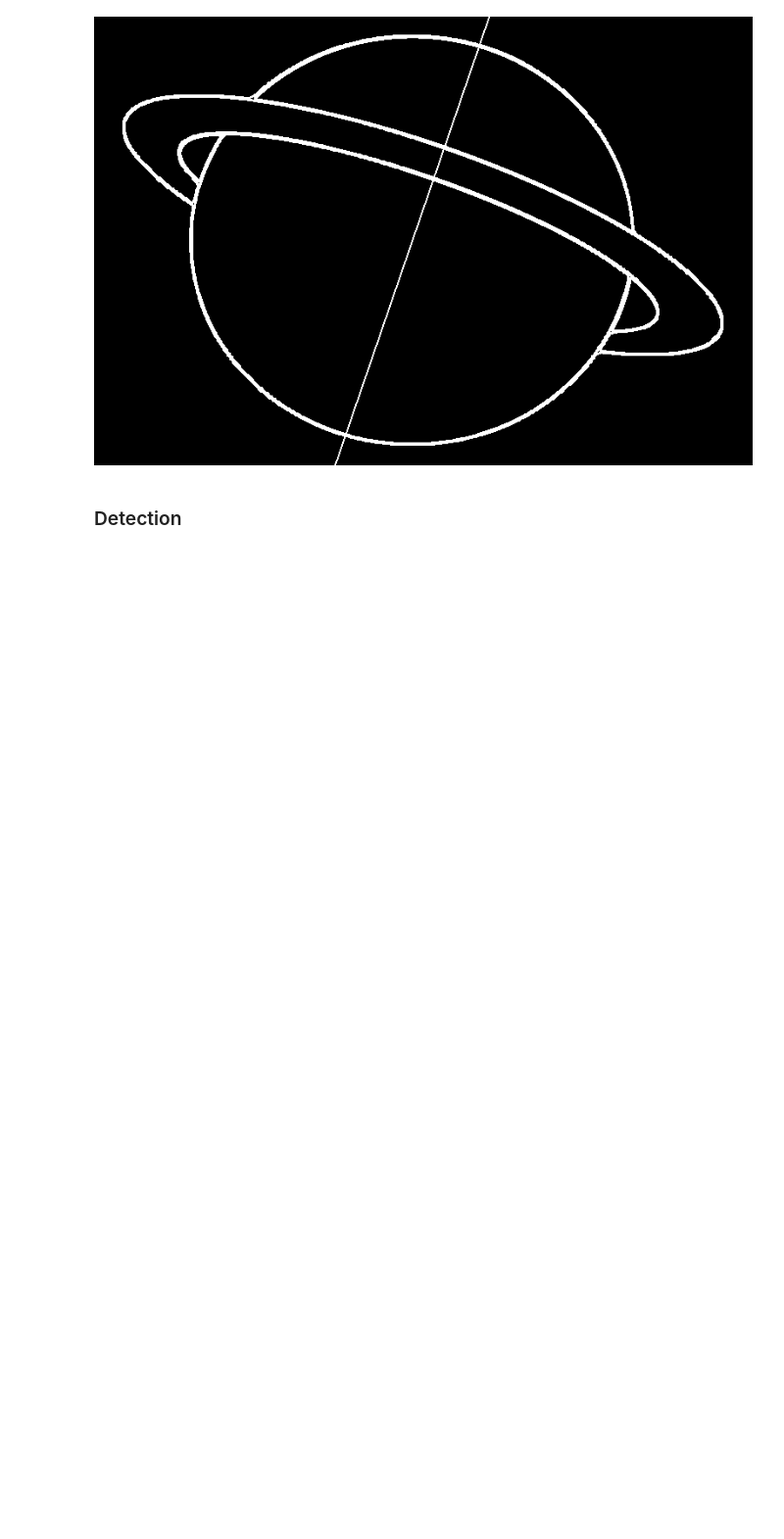
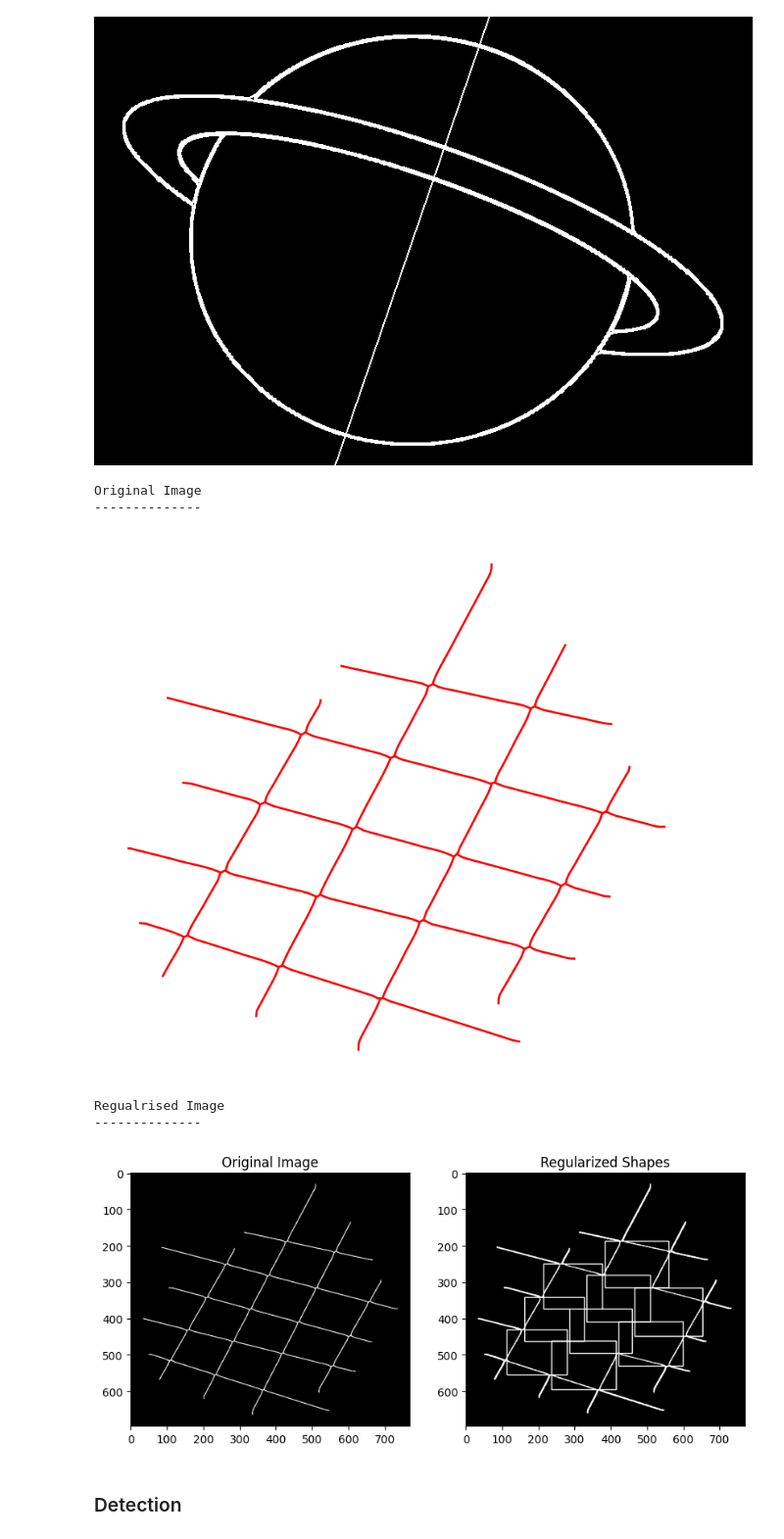
Before and after one commit to hexronuspi/CURVETOPIA, a Jupyter notebook: Adobe_GenSolve_Round_2.ipynb, the cells around one changed output. Shown at 98% size. Drawn from its saved outputs; the diff is of its cells as text; code cells hidden in the pictures; blank space fills up the shorter version.

```diff
--- a/Adobe_GenSolve_Round_2.ipynb
+++ b/Adobe_GenSolve_Round_2.ipynb
@@ -649,6 +653,24 @@ Symmetry Image
 [figure]
 Detected Symmetry Type: Diagonal Symmetry
 [figure]
+# %%
+print("Original Image")
+print("--------------")
+csv_path = '/content/problems/problems/frag2.csv'
+plot_png(read_csv(csv_path), 'r', save_path='output_plot0.png')
+
+
+print("Regualrised Image")
+print("--------------")
+pipeline = ShapeRegularizationPipeline(num_points=1000, alpha=0.9)
+pipeline.regularize(f'/content/output_plot0.png', '/content/output_regularised0.png')
+# %% [output]
+Original Image
+--------------
+[figure, added]
+Regualrised Image
+--------------
+[figure, added]
 # %% [markdown]
 ### Detection
 # %%
```
Also changed, not shown: parts of 4 cells of this notebook.
